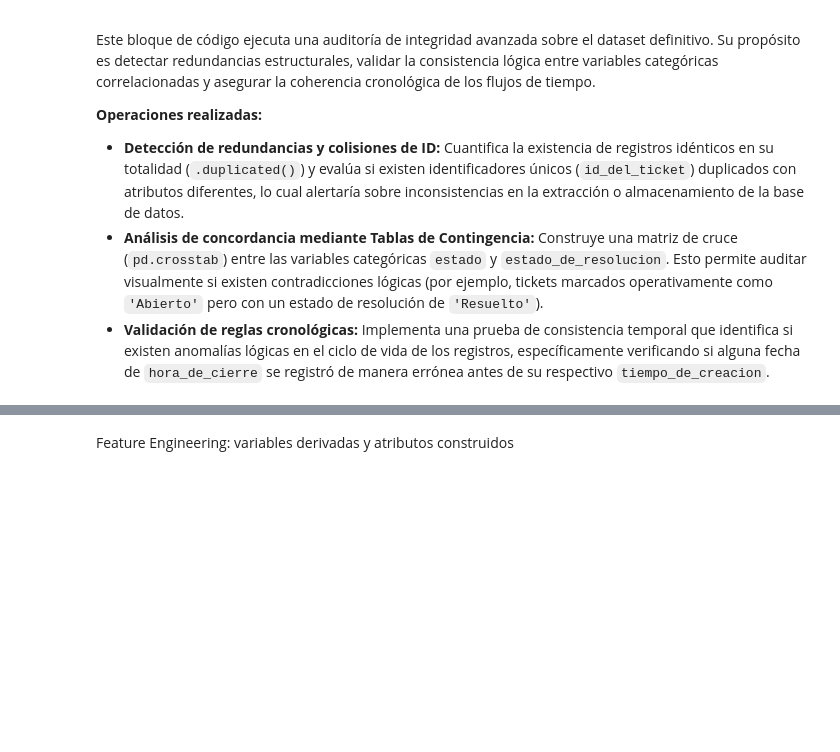
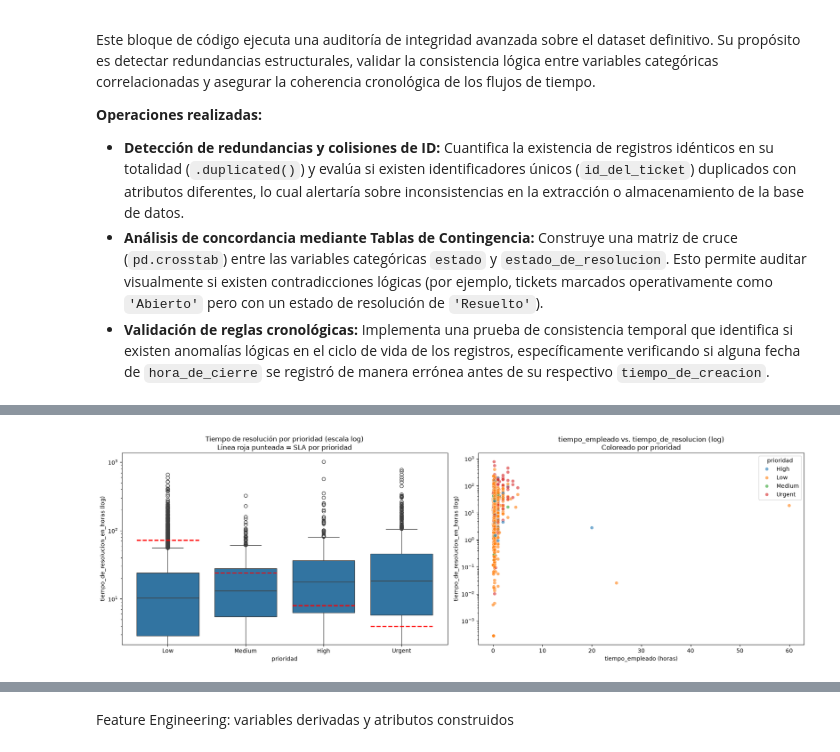
Before and after one commit to EV081/Proyecto-Promotick-ACD, a Jupyter notebook: ACD_data_proyecto_limpieza.ipynb, the cells around one changed output, grey strips where cells are left out. Saved outputs shown, nothing was run; the diff lists cells and outputs as text; code cells hidden in the pictures; blank space fills up the shorter version.

```diff
--- a/ACD_data_proyecto_limpieza.ipynb
+++ b/ACD_data_proyecto_limpieza.ipynb
@@ -581,0 +800,35 @@ Integración, reducción y transformación de datos
+# %%
+# Visualizaciones bivariadas
+fig, axes = plt.subplots(1, 2, figsize=(18, 6))
+
+# Boxplot tiempo_de_resolucion por prioridad con líneas de SLA
+orden_prio = [p for p in ['Low', 'Medium', 'High', 'Urgent'] if p in df_no_proyectos['prioridad'].unique()]
+sns.boxplot(
+    data=df_no_proyectos,
+    x='prioridad', y='tiempo_de_resolucion_en_horas',
+    order=orden_prio, ax=axes[0]
+)
+axes[0].set_yscale('log')
+axes[0].set_title('Tiempo de resolución por prioridad (escala log)\nLínea roja punteada = SLA por prioridad')
+axes[0].set_ylabel('tiempo_de_resolucion_en_horas (log)')
+
+# Líneas horizontales de SLA por prioridad (segmentos)
+for i, prio in enumerate(orden_prio):
+    axes[0].hlines(sla_horas[prio], i - 0.4, i + 0.4, colors='red', linestyles='--', linewidth=2)
+
+# Scatterplot (muestra de 2000 filas para legibilidad)
+muestra = df_no_proyectos.sample(min(2000, len(df_no_proyectos)), random_state=42)
+sns.scatterplot(
+    data=muestra,
+    x='tiempo_empleado', y='tiempo_de_resolucion_en_horas',
+    hue='prioridad', alpha=0.6, ax=axes[1]
+)
+axes[1].set_yscale('log')
+axes[1].set_title('tiempo_empleado vs. tiempo_de_resolucion (log)\nColoreado por prioridad')
+axes[1].set_xlabel('tiempo_empleado (horas)')
+axes[1].set_ylabel('tiempo_de_resolucion_en_horas (log)')
+
+plt.tight_layout()
+plt.show()
+# %% [output]
+[figure, added]
```
Also changed, not shown: parts of 40 cells of this notebook, 2 other files.
